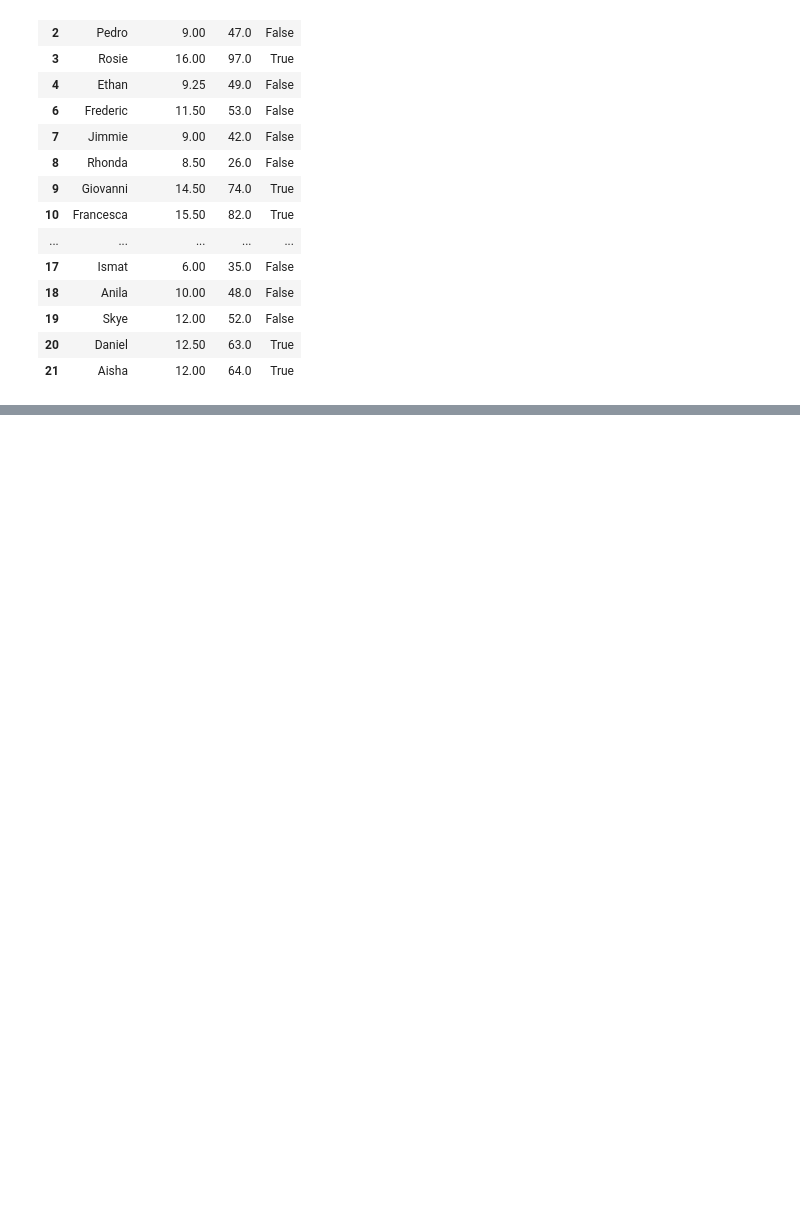
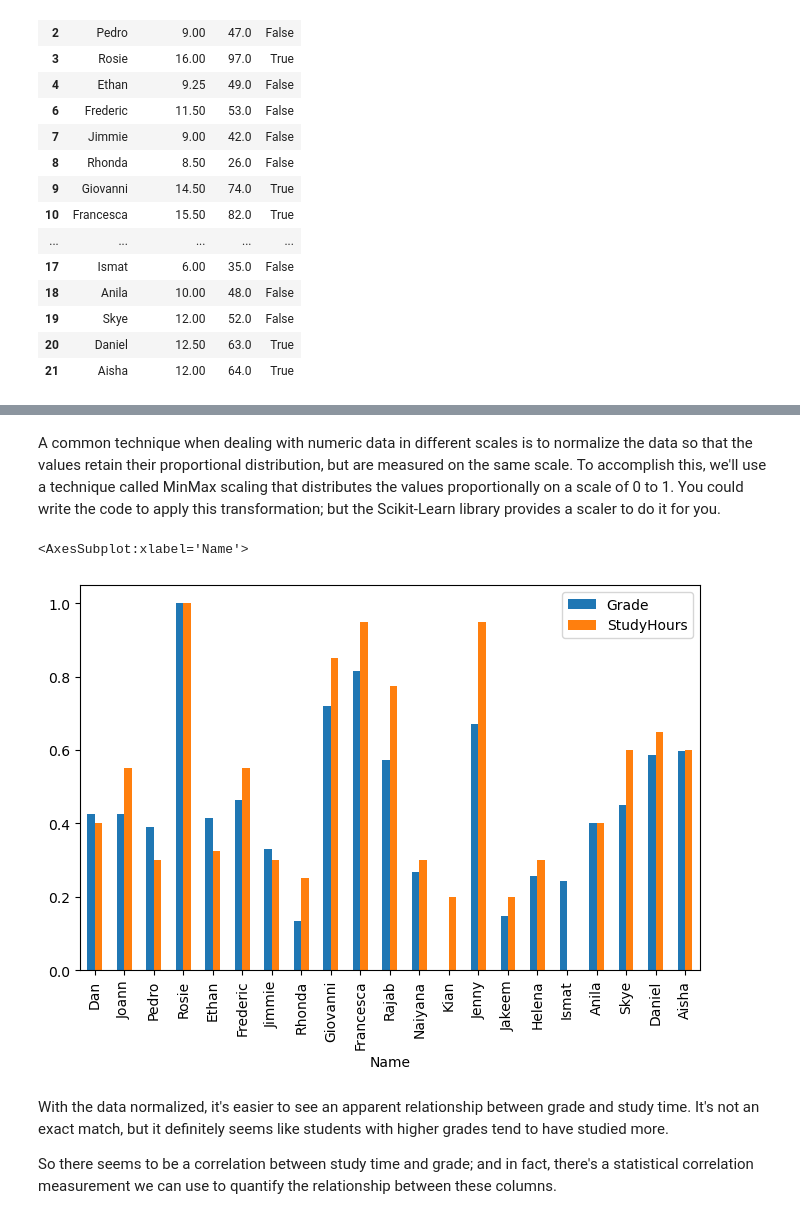
Before and after one commit to olusolaadek/30DaysOfDataScience, a Jupyter notebook: Data-collection-and-manipulation/examine-real-data.ipynb, the cells around one changed output, grey strips where cells are left out. Drawn from its saved outputs; the diff is of its cells as text; code cells hidden in the pictures; blank space fills up the shorter version.

```diff
--- a/Data-collection-and-manipulation/examine-real-data.ipynb
+++ b/Data-collection-and-manipulation/examine-real-data.ipynb
@@ -284,0 +302,22 @@ The data includes two numeric variables (StudyHours and Grade) and two categoric
+# %% [markdown]
+A common technique when dealing with numeric data in different scales is to normalize the data so that the values retain their proportional distribution, but are measured on the same scale. To accomplish this, we'll use a technique called MinMax scaling that distributes the values proportionally on a scale of 0 to 1. You could write the code to apply this transformation; but the Scikit-Learn library provides a scaler to do it for you.
+# %%
+from sklearn.preprocessing import MinMaxScaler
+
+# Get a scaler object
+scaler = MinMaxScaler()
+
+# Create a new dataframe for the scaled values
+df_normalized = df_sample[['Name','Grade', 'StudyHours']].copy()
+
+# Normalize the numeric columns
+df_normalized[['Grade', 'StudyHours']]=scaler.fit_transform(df_normalized[['Grade', 'StudyHours']])
+# Plot the normalized values
+df_normalized.plot(x='Name', y=['Grade', 'StudyHours'], kind='bar', figsize=(8,5))
+# %% [output]
+<AxesSubplot:xlabel='Name'>
+[figure, added]
+# %% [markdown]
+With the data normalized, it's easier to see an apparent relationship between grade and study time. It's not an exact match, but it definitely seems like students with higher grades tend to have studied more.
+
+So there seems to be a correlation between study time and grade; and in fact, there's a statistical correlation measurement we can use to quantify the relationship between these columns.
```
Also changed, not shown: parts of 16 cells of this notebook.
